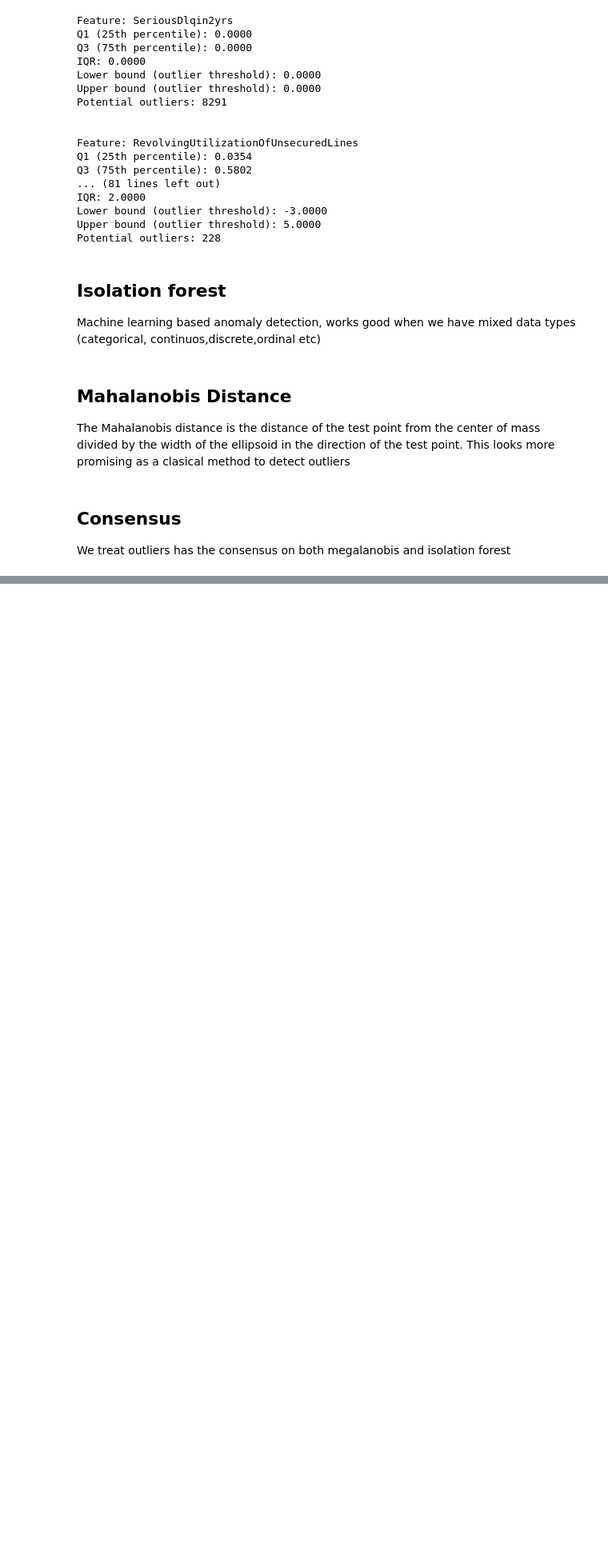
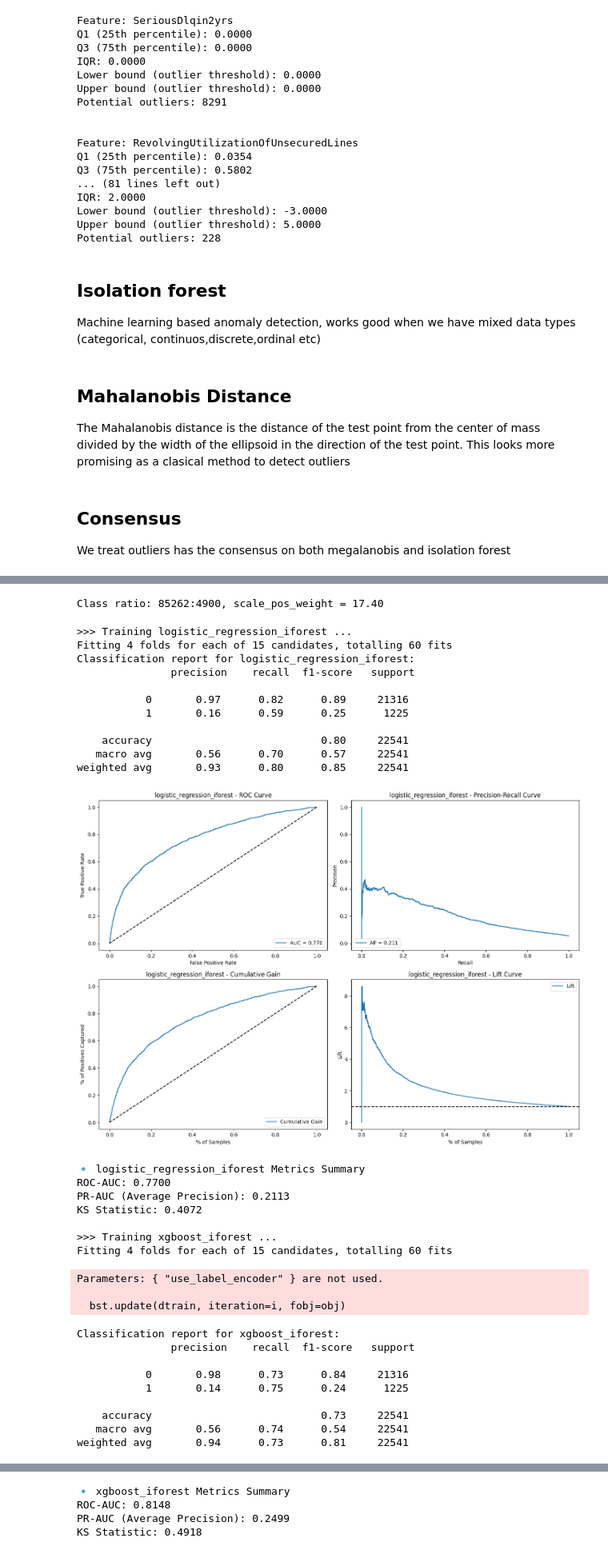
Before and after one commit to IvanLewkowicz/Credit-Risk-Prediction, a Jupyter notebook: notebooks/1-IL-initial-exploration.ipynb, the cells around one changed output, grey strips where cells are left out. Shown at 80% size. Drawn from its saved outputs; the diff is of its cells as text; code cells hidden in the pictures; blank space fills up the shorter version.

```diff
--- a/notebooks/1-IL-initial-exploration.ipynb
+++ b/notebooks/1-IL-initial-exploration.ipynb
@@ -324,0 +607,3 @@ Bien, ya tengo ubicados los posibles outliners para cada
+# %%
+df_out_iforest = detect_outliers_iforest(X, X.columns, contamination=0.05, random_state=42)
+df_out_iforest.Outlier.value_counts()
@@ -324,0 +615,6 @@ Bien, ya tengo ubicados los posibles outliners para cada
+# %%
+mask_inliers = df_out_iforest["Outlier"] == False
+
+# Step 3: filter your X and y
+X_clean = X[mask_inliers].reset_index(drop=True)
+y_clean = y[mask_inliers].reset_index(drop=True)
@@ -324,0 +630,43 @@ Bien, ya tengo ubicados los posibles outliners para cada
+# %%
+X_train, X_test, y_train, y_test = get_train_test(X_clean,y_clean)
+# %%
+sufix = 'iforest'
+models = get_models(sufix,y_train)
+# %% [output]
+Class ratio: 85262:4900, scale_pos_weight = 17.40
+# %%
+cv = StratifiedKFold(n_splits=4, shuffle=True, random_state=42)
+for name, config in models.items():
+    generate_train_test_report(name,config,X_train, X_test, y_train, y_test,cv)
+# %% [output]
+>>> Training logistic_regression_iforest ...
+Fitting 4 folds for each of 15 candidates, totalling 60 fits
+Classification report for logistic_regression_iforest:
+               precision    recall  f1-score   support
+
+           0       0.97      0.82      0.89     21316
+           1       0.16      0.59      0.25      1225
+
+    accuracy                           0.80     22541
+   macro avg       0.56      0.70      0.57     22541
+weighted avg       0.93      0.80      0.85     22541
+[figure, added]
+🔹 logistic_regression_iforest Metrics Summary
+ROC-AUC: 0.7700
+PR-AUC (Average Precision): 0.2113
+KS Statistic: 0.4072
+
+>>> Training xgboost_iforest ...
+Fitting 4 folds for each of 15 candidates, totalling 60 fits
+Parameters: { "use_label_encoder" } are not used.
+
+  bst.update(dtrain, iteration=i, fobj=obj)
+Classification report for xgboost_iforest:
+               precision    recall  f1-score   support
+
+           0       0.98      0.73      0.84     21316
+           1       0.14      0.75      0.24      1225
+
+    accuracy                           0.73     22541
+   macro avg       0.56      0.74      0.54     22541
+weighted avg       0.94      0.73      0.81     22541
@@ -324,0 +674,4 @@ Bien, ya tengo ubicados los posibles outliners para cada
+🔹 xgboost_iforest Metrics Summary
+ROC-AUC: 0.8148
+PR-AUC (Average Precision): 0.2499
+KS Statistic: 0.4918
```
Also changed, not shown: parts of 50 cells of this notebook, 2 other files.
